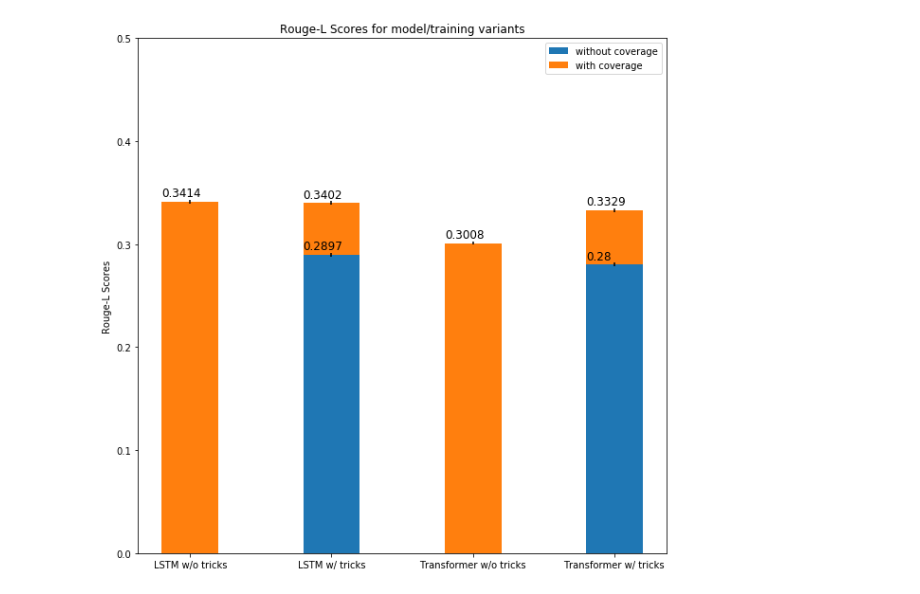
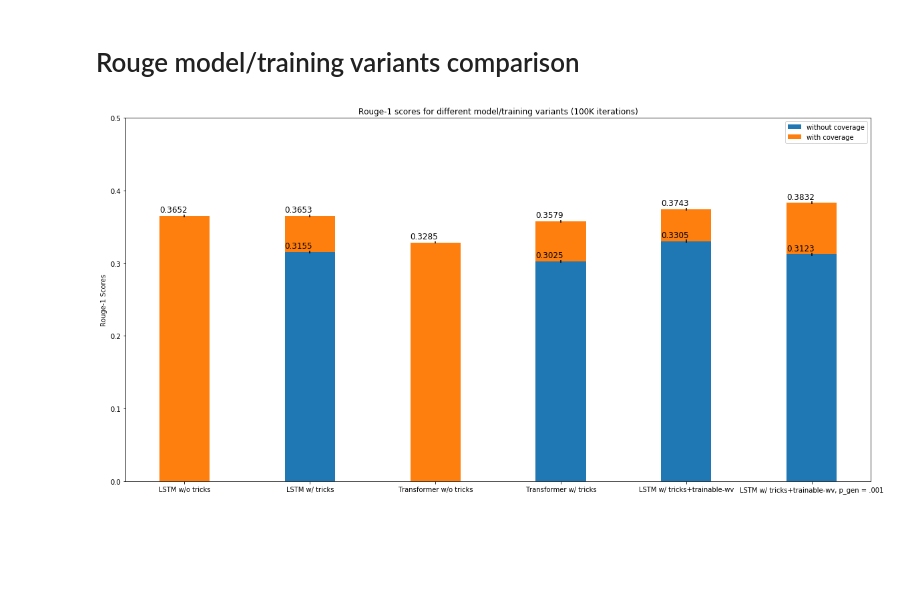
Before and after one commit to dmcinerney/Summarization, a Jupyter notebook: plot_rouge.ipynb, the cells around one changed output. Drawn from its saved outputs; the diff is of its cells as text; code cells hidden in the pictures; blank space fills up the shorter version.

```diff
--- a/plot_rouge.ipynb
+++ b/plot_rouge.ipynb
@@ -92,4 +33,35 @@ plot_rouge('Rouge-2', 'rouge_2_f_score', 'Rouge2.png', [0., .5])
-# %%
-plot_rouge('Rouge-L', 'rouge_l_f_score', 'Rougel.png', [0., .5])
-# %% [output]
-[figure, removed]
+# %% [markdown]
+# Rouge model/training variants comparison
+# %%
+timesteps, scores = extract_checkpoint_rouge([
+    'checkpoints/LSTM1',
+    'checkpoints/LSTM2',
+    'checkpoints/LSTMCoverage2',
+    'checkpoints/Transformer1',
+    'checkpoints/Transformer2',
+    'checkpoints/TransformerCoverage3',
+    'checkpoints/LSTMCheckpoints4/checkpoint10',
+    'checkpoints/LSTMCheckpoints4/checkpoint15',
+    'checkpoints/LSTMCheckpoints5/checkpoint10',
+    'checkpoints/LSTMCheckpoints5/checkpoint15'
+])
+x_ticks = ('LSTM w/o tricks', 'LSTM w/ tricks', 'Transformer w/o tricks', 'Transformer w/ tricks', 'LSTM w/ tricks+trainable-wv', 'LSTM w/ tricks+trainable-wv, p_gen = .001')
+stack_labels = ('without coverage', 'with coverage')
+show_nums = np.array([[0,1,0,1,1,1],[1,1,1,1,1,1]])
+figsize = (20,10)
+
+def get_rouge_scores_to_plot(rouge_key):
+    without_coverage = (0, scores[1][rouge_key], 0, scores[4][rouge_key], scores[6][rouge_key], scores[8][rouge_key])
+    without_coverage_std = [(0, scores[1][rouge_key]-scores[1][rouge_key+'_cb'], 0, scores[4][rouge_key]-scores[4][rouge_key+'_cb'], scores[6][rouge_key]-scores[6][rouge_key+'_cb'], scores[8][rouge_key]-scores[8][rouge_key+'_cb']),
+                            #(0,0,0,0)]
+                            (0, scores[1][rouge_key+'_ce']-scores[1][rouge_key], 0, scores[4][rouge_key+'_ce']-scores[4][rouge_key], scores[6][rouge_key+'_ce']-scores[6][rouge_key], scores[8][rouge_key+'_ce']-scores[8][rouge_key])]
+    with_coverage = (scores[0][rouge_key], scores[2][rouge_key]-without_coverage[1], scores[3][rouge_key], scores[5][rouge_key]-without_coverage[3], scores[7][rouge_key]-without_coverage[4], scores[9][rouge_key]-without_coverage[5])
+    with_coverage_std = [(scores[0][rouge_key]-scores[0][rouge_key+'_cb'], scores[2][rouge_key]-scores[2][rouge_key+'_cb'], scores[3][rouge_key]-scores[3][rouge_key+'_cb'], scores[5][rouge_key]-scores[5][rouge_key+'_cb'], scores[7][rouge_key]-scores[7][rouge_key+'_cb'], scores[9][rouge_key]-scores[9][rouge_key+'_cb']),
+                         (scores[0][rouge_key+'_ce']-scores[0][rouge_key], scores[2][rouge_key+'_ce']-scores[2][rouge_key], scores[3][rouge_key+'_ce']-scores[3][rouge_key], scores[5][rouge_key+'_ce']-scores[5][rouge_key], scores[7][rouge_key+'_ce']-scores[7][rouge_key], scores[9][rouge_key+'_ce']-scores[9][rouge_key])]
+    data = ((without_coverage, without_coverage_std), (with_coverage, with_coverage_std))
+    return data
+# %%
+data = get_rouge_scores_to_plot('rouge_1_f_score')
+plot_stacked_bar(data, x_ticks=x_ticks, stack_labels=stack_labels, y_label='Rouge-1 Scores', title='Rouge-1 scores for different model/training variants (100K iterations)', show_nums=show_nums, y_lim=[0., .5], file='Rouge1.png', figsize=figsize)
+# %% [output]
+[figure, added]
```
Also changed, not shown: parts of 14 cells of this notebook, 11 other files.
